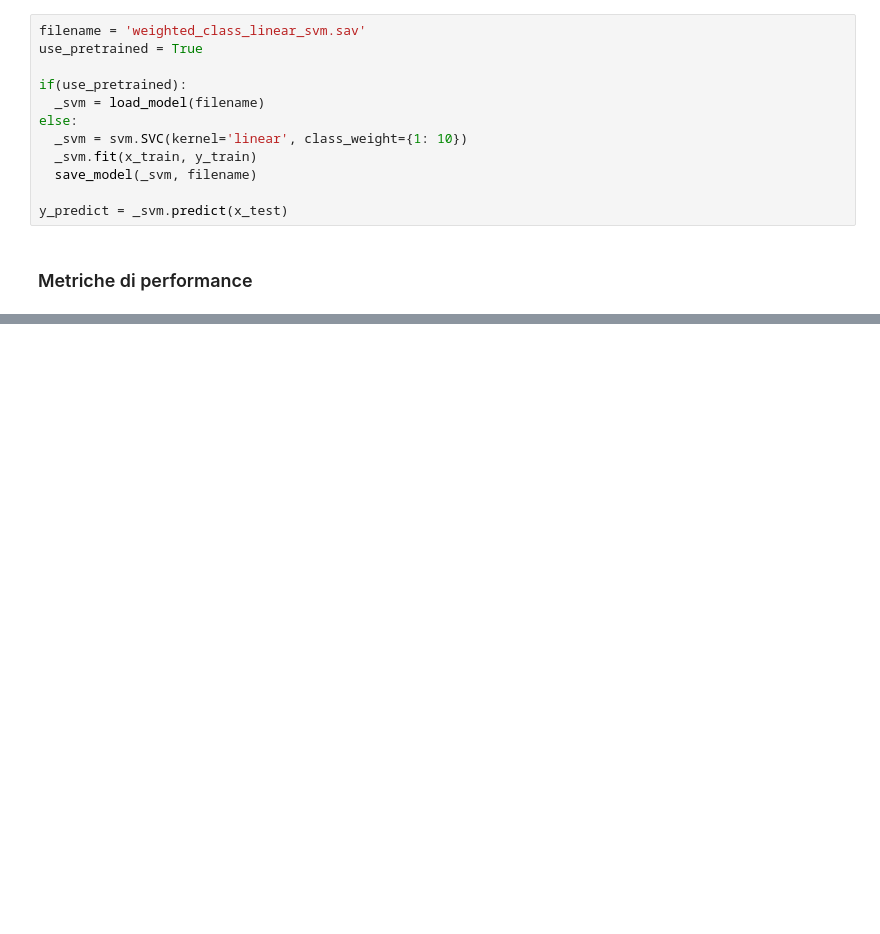
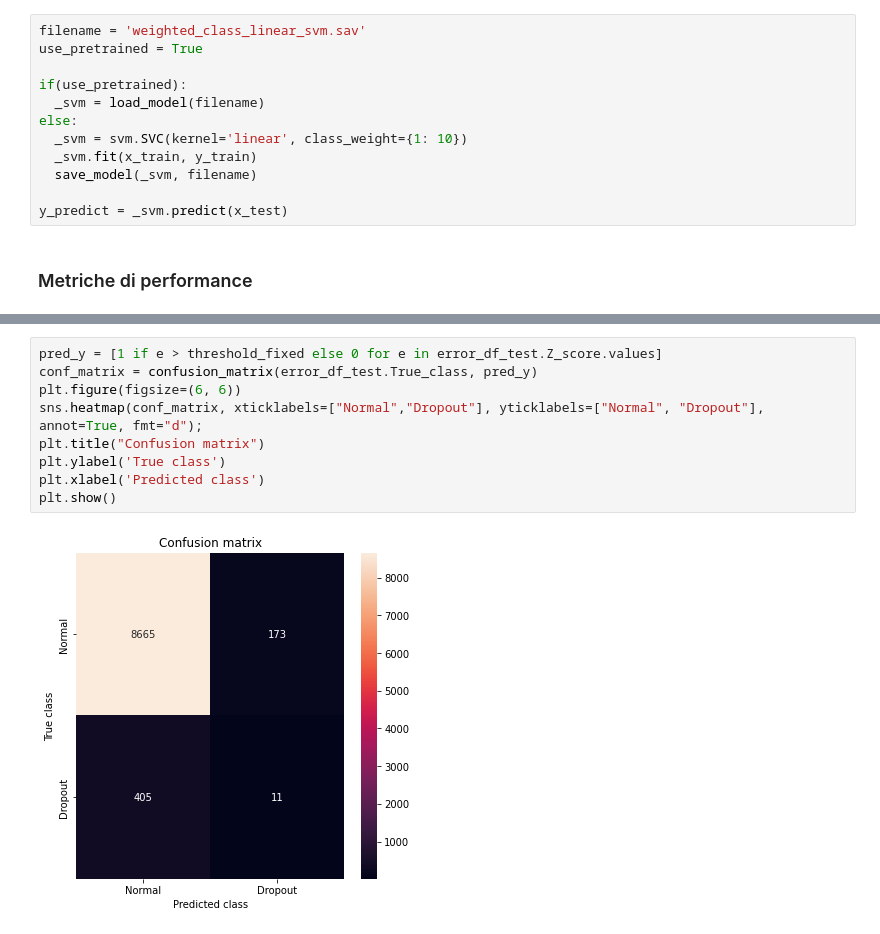
Before and after one commit to alepistola/AI-OkComputer, a Jupyter notebook: dropoutExplain.ipynb, the cells around one changed output, grey strips where cells are left out. Saved outputs shown, nothing was run; the diff lists cells and outputs as text; blank space fills up the shorter version.

```diff
--- a/dropoutExplain.ipynb
+++ b/dropoutExplain.ipynb
@@ -423,0 +586,11 @@ weighted avg       0.92      0.92      0.92      9254
+# %%
+pred_y = [1 if e > threshold_fixed else 0 for e in error_df_test.Z_score.values]
+conf_matrix = confusion_matrix(error_df_test.True_class, pred_y)
+plt.figure(figsize=(6, 6))
+sns.heatmap(conf_matrix, xticklabels=["Normal","Dropout"], yticklabels=["Normal", "Dropout"], annot=True, fmt="d");
+plt.title("Confusion matrix")
+plt.ylabel('True class')
+plt.xlabel('Predicted class')
+plt.show()
+# %% [output]
+[figure, added]
```
Also changed, not shown: parts of 28 cells of this notebook.
